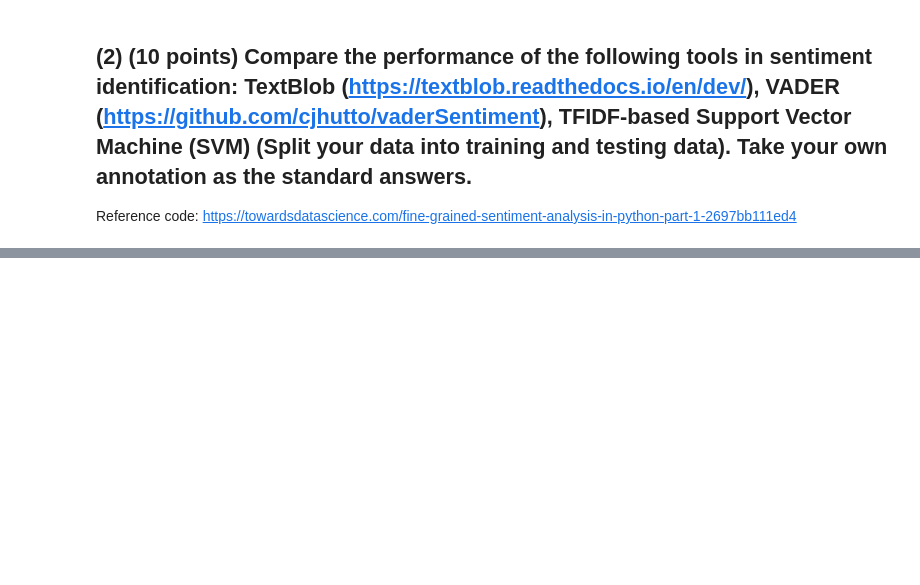
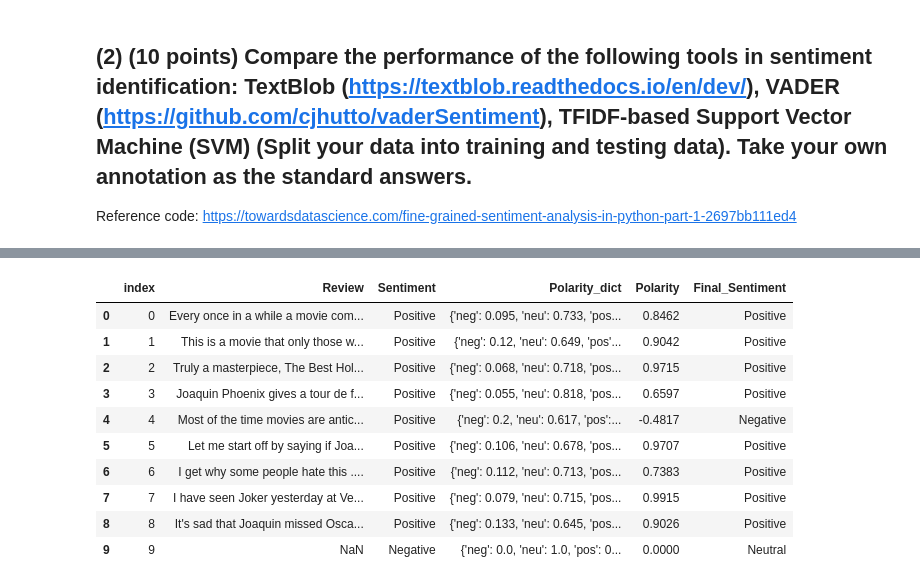
Before and after one commit to divyaseri/divya_INFO5731_Fall2020, a Jupyter notebook: In_class_exercise_08_.ipynb, the cells around one changed output, grey strips where cells are left out. Saved outputs shown, nothing was run; the diff lists cells and outputs as text; code cells hidden in the pictures; blank space fills up the shorter version.

```diff
--- a/In_class_exercise_08_.ipynb
+++ b/In_class_exercise_08_.ipynb
@@ -115,0 +15,6 @@ for i, (word, frequency) in enumerate(top_words, start=1):
+# %%
+import pandas as pd
+data = pd.read_csv("/content/Review_file - Sheet1.csv")
+data.head(10)
+main_df=data[["Review"]]
+main_df.head(10)
@@ -140,0 +170,5 @@ actual sentence: This is a movie that only those who have felt alone and isolate
+# %%
+#Vader
+main_df3 = data.drop(["id"],axis=1).reset_index()
+main_df3["Sentiment"] = main_df3["Sentiment"].fillna("Negative")
+main_df3.head(10)
@@ -140,0 +187,6 @@ actual sentence: This is a movie that only those who have felt alone and isolate
+# %%
+nltk.download('vader_lexicon')
+from nltk.sentiment.vader import SentimentIntensityAnalyzer as sa
+sentiment_intensity_analyzer = sa()
+main_df3["Polarity_dict"] = main_df3["Review"].apply(lambda x: sentiment_intensity_analyzer.polarity_scores(str(x)))
+main_df3["Polarity_dict"].head(10)
@@ -140,0 +207,16 @@ actual sentence: This is a movie that only those who have felt alone and isolate
+# %%
+main_df3["Polarity"] = main_df3["Review"].apply(lambda x: sentiment_intensity_analyzer.polarity_scores(str(x))["compound"])
+main_df3['Final_Sentiment'] = pd.cut(main_df3['Polarity'], bins=3, labels=["Negative", "Neutral", "Positive"])
+main_df3.head(10)
+# %% [output]
+|  | index | Review | Sentiment | Polarity_dict | Polarity | Final_Sentiment |
+| 0 | 0 | Every once in a while a movie com... | Positive | {'neg': 0.095, 'neu': 0.733, 'pos... | 0.8462 | Positive |
+| 1 | 1 | This is a movie that only those w... | Positive | {'neg': 0.12, 'neu': 0.649, 'pos'... | 0.9042 | Positive |
+| 2 | 2 | Truly a masterpiece, The Best Hol... | Positive | {'neg': 0.068, 'neu': 0.718, 'pos... | 0.9715 | Positive |
+| 3 | 3 | Joaquin Phoenix gives a tour de f... | Positive | {'neg': 0.055, 'neu': 0.818, 'pos... | 0.6597 | Positive |
+| 4 | 4 | Most of the time movies are antic... | Positive | {'neg': 0.2, 'neu': 0.617, 'pos':... | -0.4817 | Negative |
+| 5 | 5 | Let me start off by saying if Joa... | Positive | {'neg': 0.106, 'neu': 0.678, 'pos... | 0.9707 | Positive |
+| 6 | 6 | I get why some people hate this .... | Positive | {'neg': 0.112, 'neu': 0.713, 'pos... | 0.7383 | Positive |
+| 7 | 7 | I have seen Joker yesterday at Ve... | Positive | {'neg': 0.079, 'neu': 0.715, 'pos... | 0.9915 | Positive |
+| 8 | 8 | It's sad that Joaquin missed Osca... | Positive | {'neg': 0.133, 'neu': 0.645, 'pos... | 0.9026 | Positive |
+| 9 | 9 | NaN | Negative | {'neg': 0.0, 'neu': 1.0, 'pos': 0... | 0.0000 | Neutral |
```
Also changed, not shown: parts of 22 cells of this notebook.
